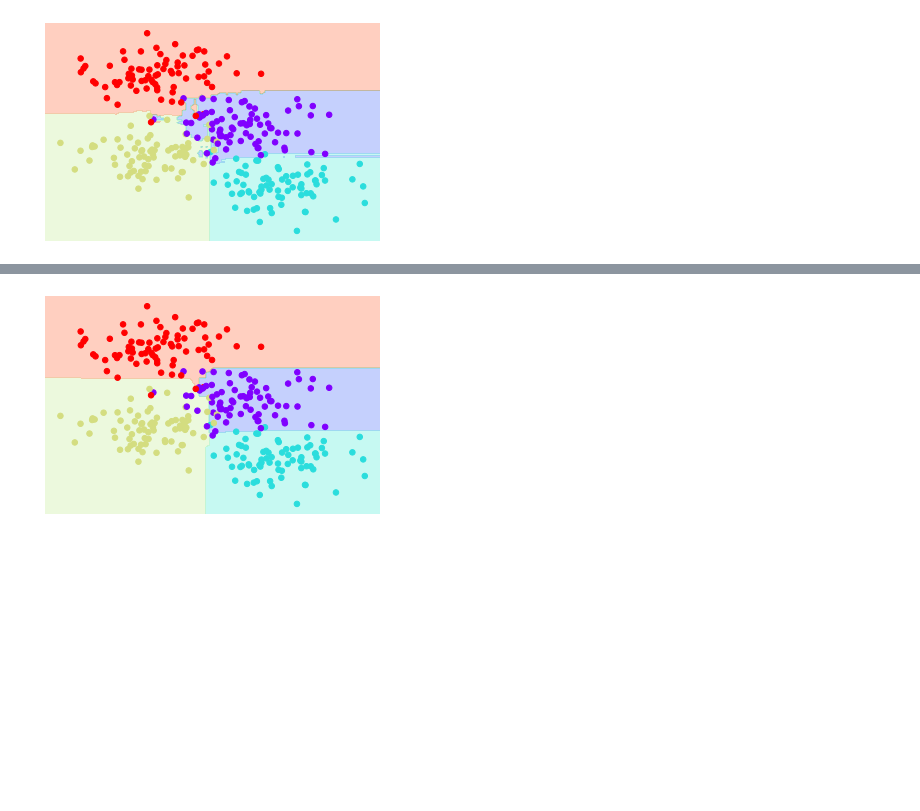
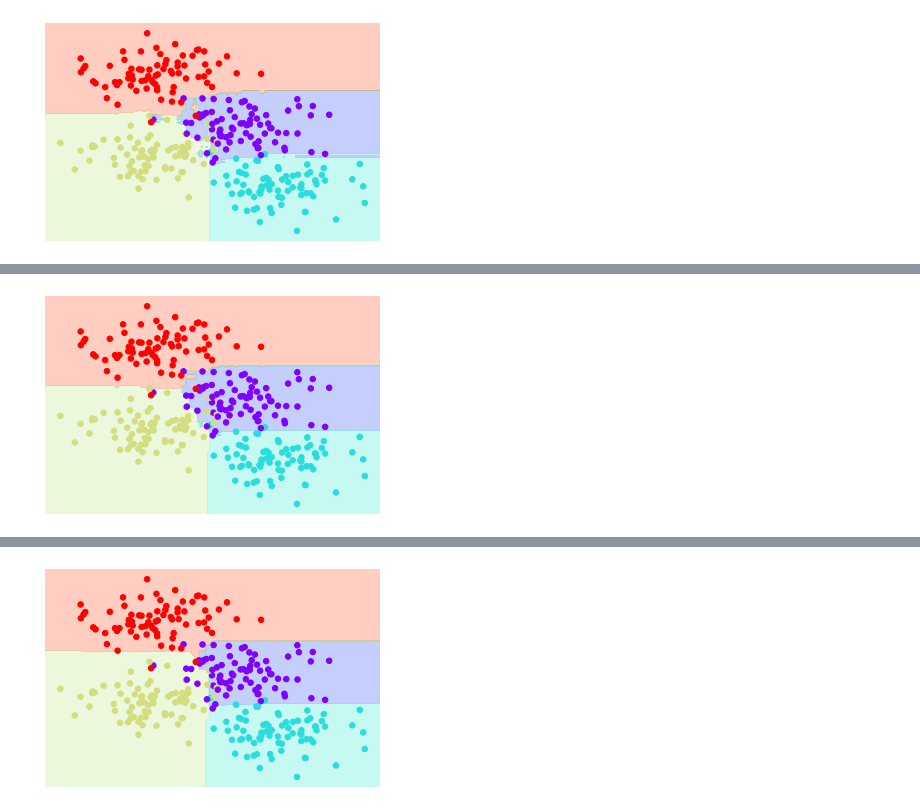
Before and after one commit to rrwabina/RADI605, a Jupyter notebook: 06 Random Forests/scripts/Practice.ipynb, the cells around one changed output, grey strips where cells are left out. Cells and saved outputs as stored; diff of their text form; code cells hidden in the pictures; blank space fills up the shorter version.

```diff
--- a/06 Random Forests/scripts/Practice.ipynb
+++ b/06 Random Forests/scripts/Practice.ipynb
@@ -164,0 +172,5 @@ for max in [2, 4, 20, 100]:
+# %%
+model = RandomForestClassifier(n_estimators=100, random_state=0, max_depth = 4)
+visualize_classifier(model, X, y)
+# %% [output]
+[figure, added]
```
Also changed, not shown: parts of 7 cells of this notebook.
